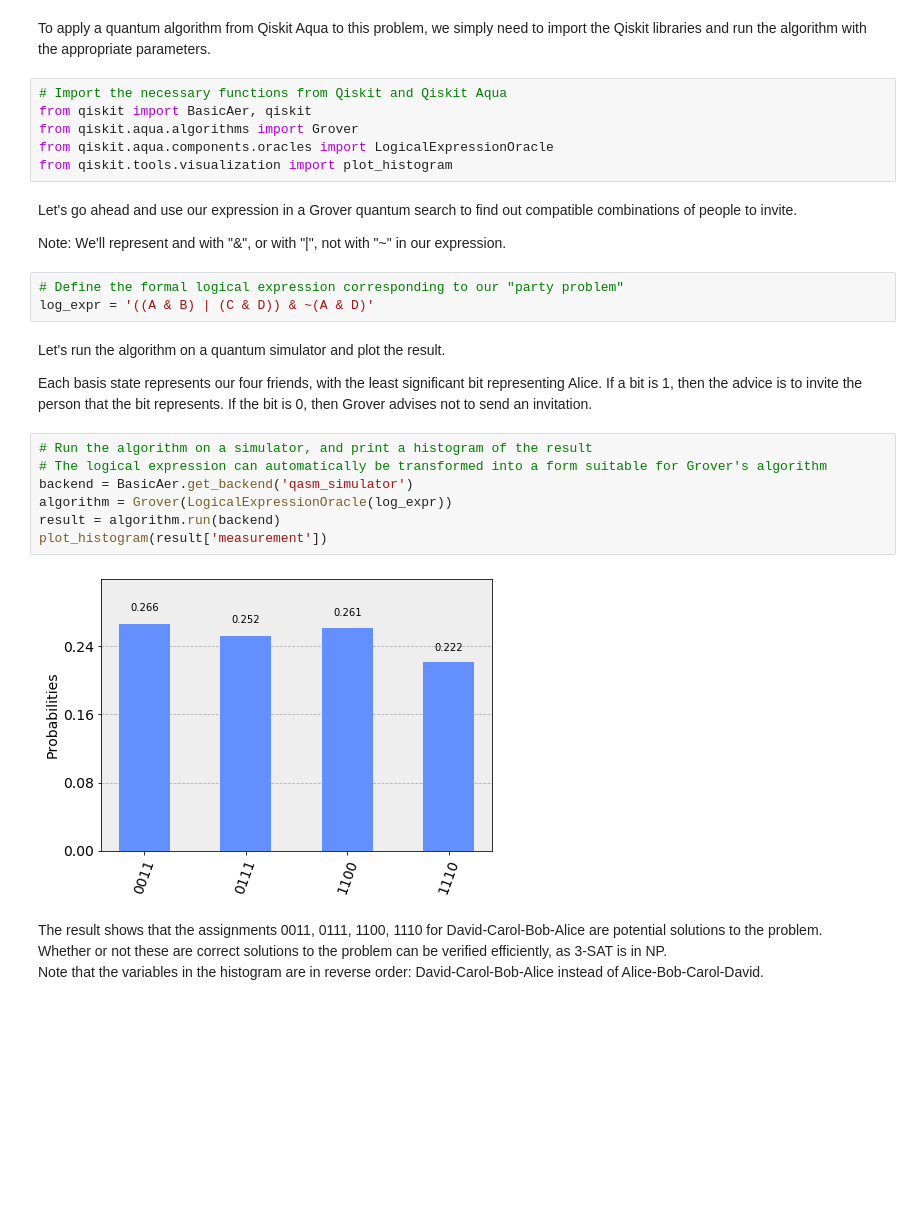
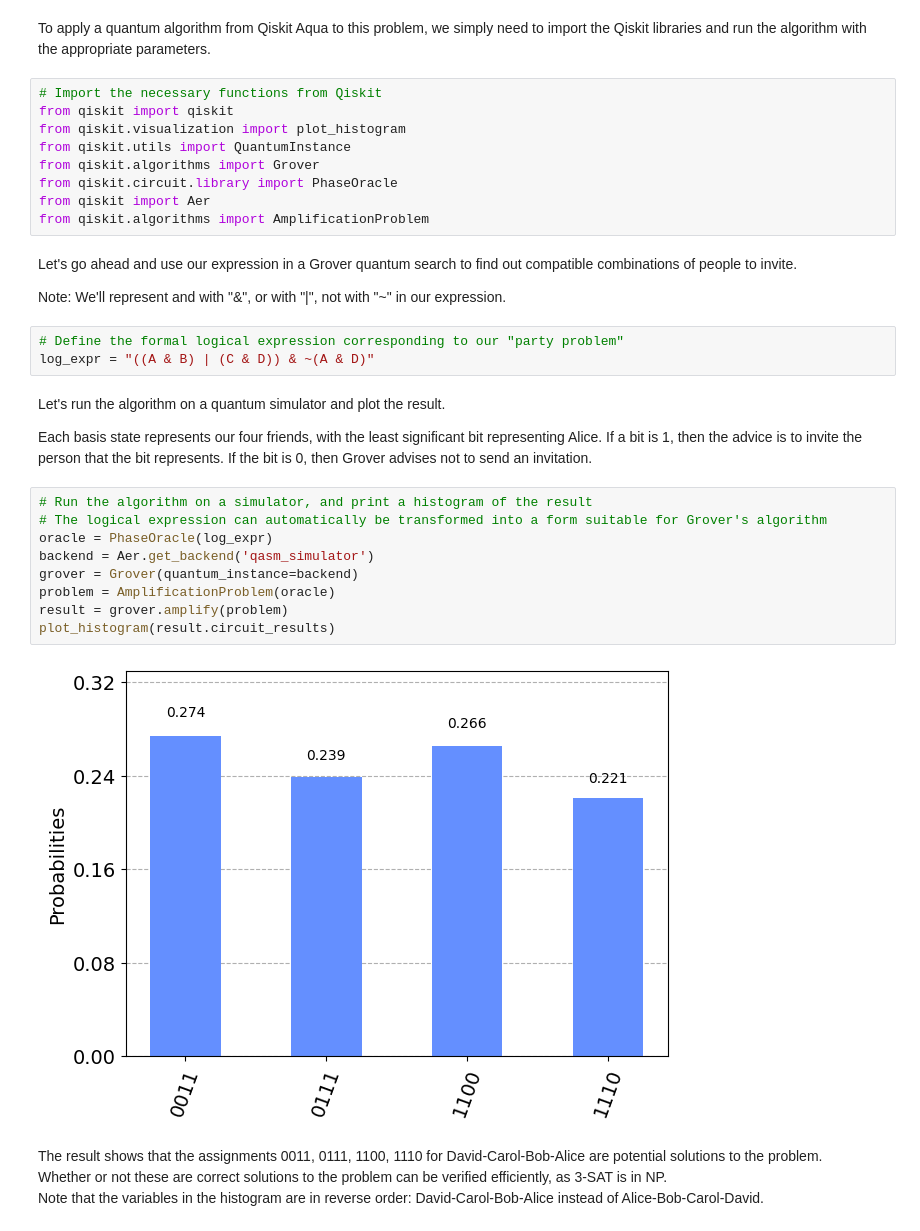
Before and after one commit to JanLahmann/Fun-with-Quantum, a Jupyter notebook: 3sat-v2.ipynb, the cells around one changed output. Cells and saved outputs as stored; diff of their text form; blank space fills up the shorter version.

```diff
--- a/3sat-v2.ipynb
+++ b/3sat-v2.ipynb
@@ -44,18 +44,21 @@ The constraints for our party planning problem may be formulated with the follow
 # %% [markdown]
 To apply a quantum algorithm from Qiskit Aqua to this problem, we simply need to import the Qiskit libraries and run the algorithm with the appropriate parameters.
 # %%
-# Import the necessary functions from Qiskit and Qiskit Aqua
-from qiskit import BasicAer, qiskit
-from qiskit.aqua.algorithms import Grover
-from qiskit.aqua.components.oracles import LogicalExpressionOracle
-from qiskit.tools.visualization import plot_histogram
+# Import the necessary functions from Qiskit
+from qiskit import qiskit
+from qiskit.visualization import plot_histogram
+from qiskit.utils import QuantumInstance
+from qiskit.algorithms import Grover
+from qiskit.circuit.library import PhaseOracle
+from qiskit import Aer
+from qiskit.algorithms import AmplificationProblem
 # %% [markdown]
 Let's go ahead and use our expression in a Grover quantum search to find out compatible combinations of people to invite.
 
 Note: We'll represent and with "&", or with "|", not with "~" in our expression.
 # %%
 # Define the formal logical expression corresponding to our "party problem"
-log_expr = '((A & B) | (C & D)) & ~(A & D)'
+log_expr = "((A & B) | (C & D)) & ~(A & D)"
 # %% [markdown]
 Let's run the algorithm on a quantum simulator and plot the result.
 
@@ -63,12 +66,14 @@ Each basis state represents our four friends, with the least significant bit rep
 # %%
 # Run the algorithm on a simulator, and print a histogram of the result
 # The logical expression can automatically be transformed into a form suitable for Grover's algorithm
-backend = BasicAer.get_backend('qasm_simulator')
-algorithm = Grover(LogicalExpressionOracle(log_expr))
-result = algorithm.run(backend)
-plot_histogram(result['measurement'])
+oracle = PhaseOracle(log_expr)
+backend = Aer.get_backend('qasm_simulator')
+grover = Grover(quantum_instance=backend)
+problem = AmplificationProblem(oracle)
+result = grover.amplify(problem)
+plot_histogram(result.circuit_results)
 # %% [output]
-[figure, old version]
+[figure, new version]
 # %% [markdown]
 The result shows that the assignments 0011, 0111, 1100, 1110 for David-Carol-Bob-Alice are potential solutions to the problem.
 Whether or not these are correct solutions to the problem can be verified efficiently, as 3-SAT is in NP.
```
Also changed, not shown: parts of 3 cells of this notebook, 12 other files.
